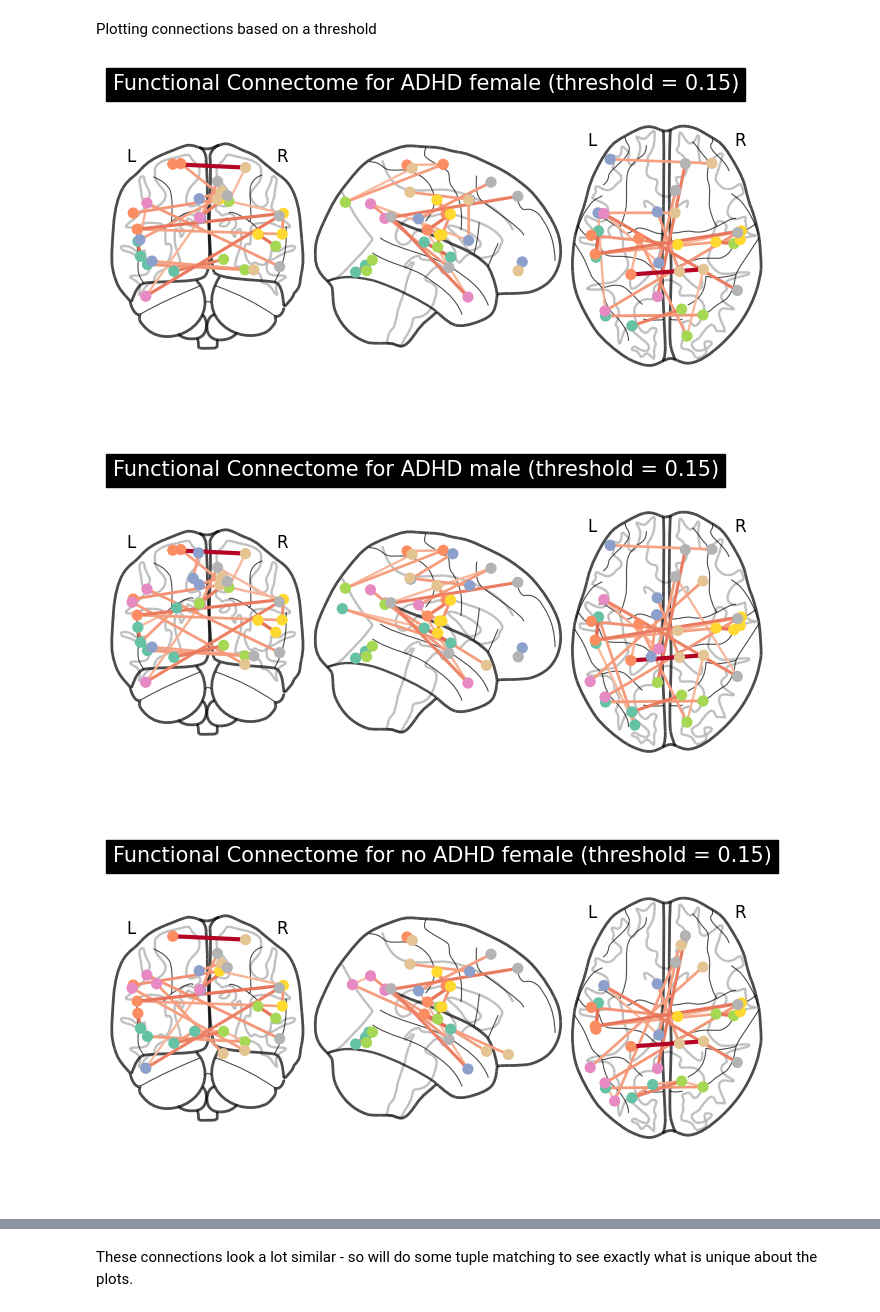
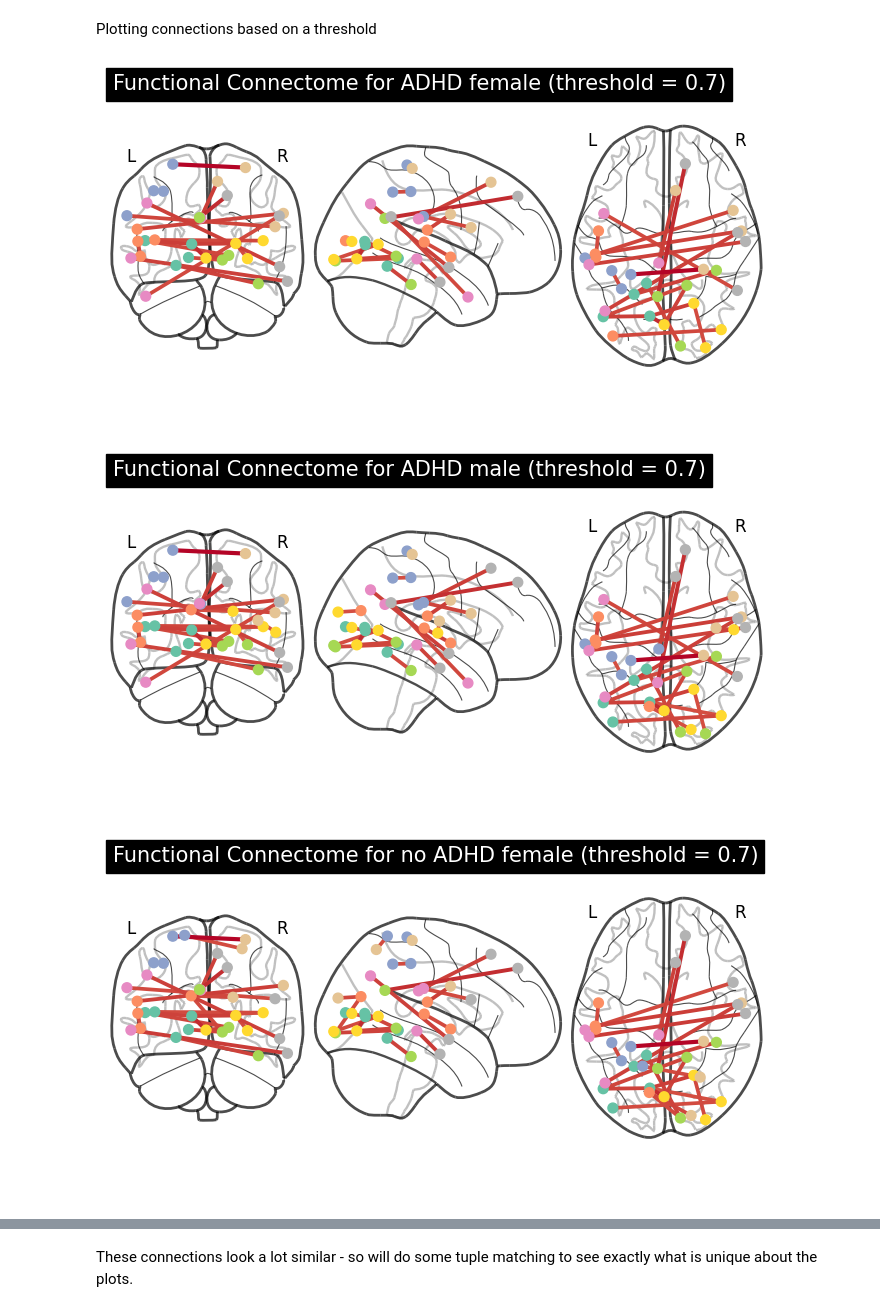
Before and after one commit to arshiin/wids2025, a Jupyter notebook: fc_plotting.ipynb, the cells around one changed output, grey strips where cells are left out. Drawn from its saved outputs; the diff is of its cells as text; code cells hidden in the pictures.

```diff
--- a/fc_plotting.ipynb
+++ b/fc_plotting.ipynb
@@ -24,9 +24,9 @@ plotting.show()
 # %% [markdown]
 Load the data
 # %%
-connectome_data = pd.read_csv("../../Dataset/widsdatathon2025/TRAIN/TRAIN_FUNCTIONAL_CONNECTOME_MATRICES.csv")
+connectome_data = pd.read_csv("../../Dataset/widsdatathon2025/TRAIN_NEW/TRAIN_FUNCTIONAL_CONNECTOME_MATRICES_new_36P_Pearson.csv")
 # %%
-train_labels = pd.read_excel("../../Dataset/widsdatathon2025/TRAIN/TRAINING_SOLUTIONS.xlsx")
+train_labels = pd.read_excel("../../Dataset/widsdatathon2025/TRAIN_NEW/TRAINING_SOLUTIONS.xlsx")
 # %%
 # split the data into 4 splits
 train_labels_adhd_male = train_labels[(train_labels["ADHD_Outcome"] == 1) & (train_labels["Sex_F"] == 0)]
@@ -160,3 +160,3 @@ adhd_male_significant_connections, adhd_male_coords = get_valid_nodes_based_on_t
 # %%
-no_adhd_female_significant_connections, no_adhd_female_coords = get_valid_nodes_based_on_threshold(mean_matrix_no_adhd_female, 0.15)
+no_adhd_female_significant_connections, no_adhd_female_coords = get_valid_nodes_based_on_threshold(mean_matrix_no_adhd_female, 0.7)
 # %%
@@ -165,44 +165,44 @@ no_adhd_male_significant_connections, no_adhd_male_coords = get_valid_nodes_base
 plotting.plot_connectome(
     adhd_female_significant_connections,
     adhd_female_coords,
-    edge_threshold=0.1,
+    edge_threshold=0.7,
     node_size=50,
     edge_cmap="coolwarm",
-    title="Functional Connectome for ADHD female (threshold = 0.15)"
+    title="Functional Connectome for ADHD female (threshold = 0.7)"
 )
 
 # Show the plot
 plotting.show()
 # %% [output]
-[figure, old version]
+[figure, new version]
 # %%
 plotting.plot_connectome(
     adhd_male_significant_connections,
     adhd_male_coords,
-    edge_threshold=0.1,
+    edge_threshold=0.7,
     node_size=50,
     edge_cmap="coolwarm",
-    title="Functional Connectome for ADHD male (threshold = 0.15)"
+    title="Functional Connectome for ADHD male (threshold = 0.7)"
 )
 
 # Show the plot
 plotting.show()
 # %% [output]
-[figure, old version]
+[figure, new version]
 # %%
 plotting.plot_connectome(
     no_adhd_female_significant_connections,
     no_adhd_female_coords,
-    edge_threshold=0.1,
+    edge_threshold=0.7,
     node_size=50,
     edge_cmap="coolwarm",
-    title="Functional Connectome for no ADHD female (threshold = 0.15)"
+    title="Functional Connectome for no ADHD female (threshold = 0.7)"
 )
 
 # Show the plot
 plotting.show()
 # %% [output]
-[figure, old version]
+[figure, new version]
 # %%
 plotting.plot_connectome(
     no_adhd_male_significant_connections,
```
Also changed, not shown: parts of 57 cells of this notebook.
